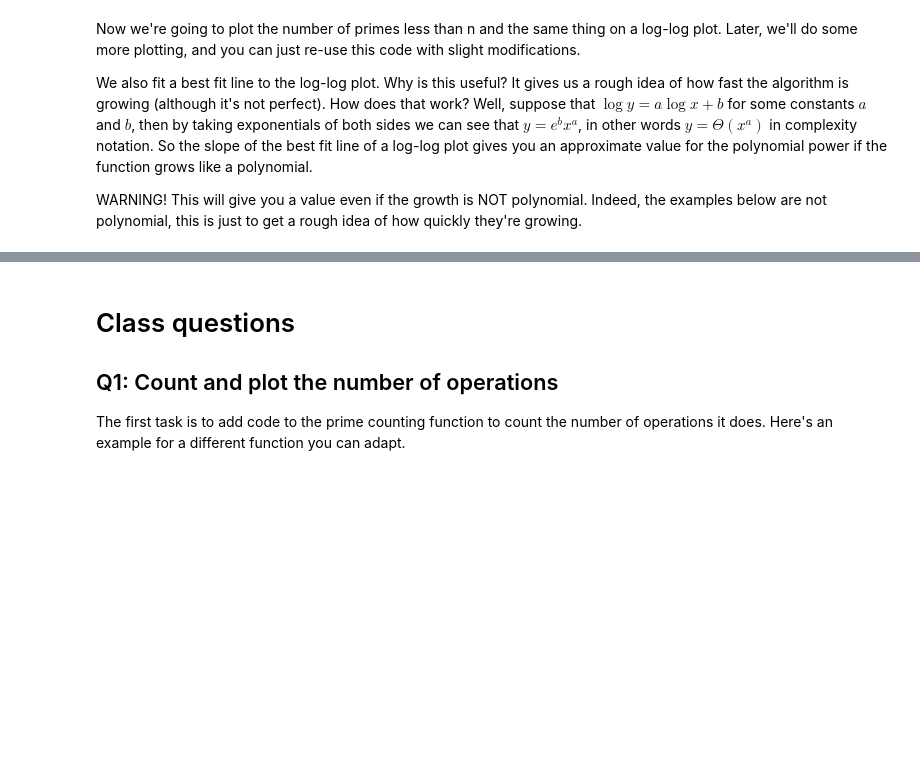
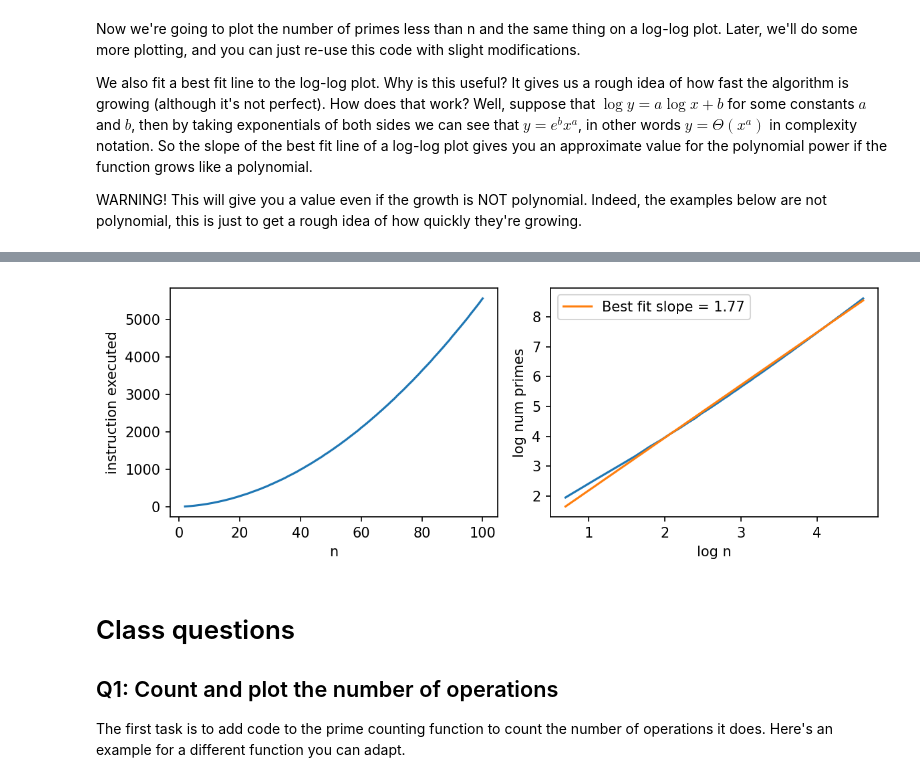
Before and after one commit to will03216/Lab1-Counter, a Jupyter notebook: week-2-class.ipynb, the cells around one changed output, grey strips where cells are left out. Cells and saved outputs as stored; diff of their text form; code cells hidden in the pictures; blank space fills up the shorter version.

```diff
--- a/week-2-class.ipynb
+++ b/week-2-class.ipynb
@@ -20,6 +20,7 @@ operation_count = 0
 
 def stupidest_num_primes_less_than(n):
     global operation_count
+    operation_count = 0
 
     def is_prime(n):
         global operation_count
@@ -27,7 +28,7 @@ def stupidest_num_primes_less_than(n):
         if n == 1:
             operation_count += 1
             return False
-
+        operation_count += 1
         no_factors = True
         for j in range(2, n):
             operation_count += 1
@@ -36,16 +37,19 @@ def stupidest_num_primes_less_than(n):
                 no_factors = False
         operation_count += 1
         return no_factors
-
+    operation_count += 1
     count = 0
     for i in range(2, n + 1):
         operation_count += 1
         if is_prime(i):
             operation_count += 1
             count += 1
-            operation_count += 1
+
 
     operation_count += 1
+    print(operation_count)
     return count
 
+print(stupidest_num_primes_less_than(2))
+
 print(operation_count)
@@ -56,10 +64,17 @@ We also fit a best fit line to the log-log plot. Why is this useful? It gives us
 
 WARNING! This will give you a value even if the growth is NOT polynomial. Indeed, the examples below are not polynomial, this is just to get a rough idea of how quickly they're growing.
 # %%
+
 # x axis will be n, the integers from 2 to 1000
 N = np.arange(2, 101)
 # y axis will be the number of primes less than n
-numprimes = np.array([stupidest_num_primes_less_than(n) for n in N])
+#numprimes = np.array([stupidest_num_primes_less_than(n) for n in N])
+numprimes = []
+execs = []
+
+for n in N:
+  numprimes.append(stupidest_num_primes_less_than(n))
+  execs.append(operation_count)
 
 # Matplotlib code (feel free to reuse)
 plt.figure(figsize=(8, 3), dpi=150)      # create a figure with width 8 and height 3
@@ -82,4 +114,24 @@ plt.tight_layout(); # and this makes everything use space nicely
 [figure]
+# %%
+# Matplotlib code (feel free to reuse)
+plt.figure(figsize=(8, 3), dpi=150)      # create a figure with width 8 and height 3
+plt.subplot(121)                         # first subplot on the left
+plt.plot(N, execs)                   # plot N on the x-axis and numprimes on the y-axis
+plt.xlabel('n')                          # label axes
+plt.ylabel('instruction executed')
+plt.subplot(122)                         # second subplot on the right will be log-log
+plt.plot(np.log(N), np.log(execs))   # np.log uses function log from numpy package
+# Now we fit a line (polynomial of degree 1) to the log-log data
+# this returns [slope, intercept] of the best fit line
+slope, intercept = np.polyfit(np.log(N), np.log(execs), 1)
+plt.plot(np.log(N), slope*np.log(N)+intercept, label=f'Best fit slope = {slope:.2f}')
+# then we label it
+plt.xlabel('log n')
+plt.ylabel('log num primes')
+plt.legend(loc='best')
+plt.tight_layout(); # and this makes everything use space nicely
+# %% [output]
+[figure, added]
 # %% [markdown]
 # Class questions
 
```
Also changed, not shown: parts of 2 cells of this notebook.
